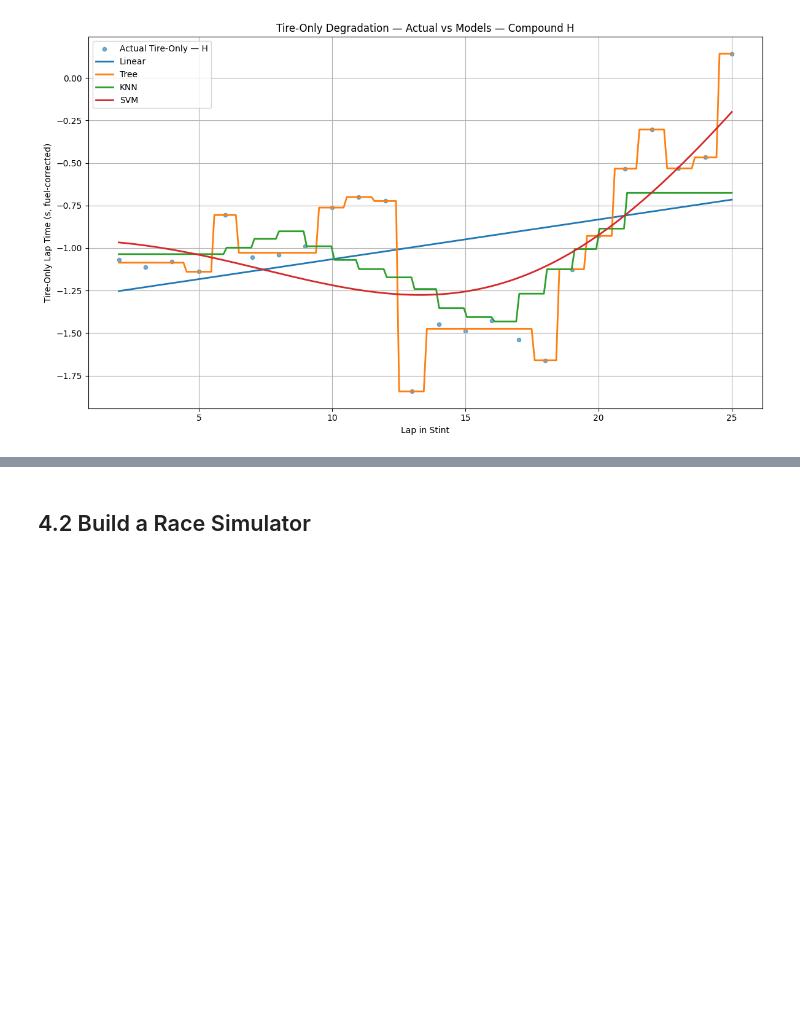
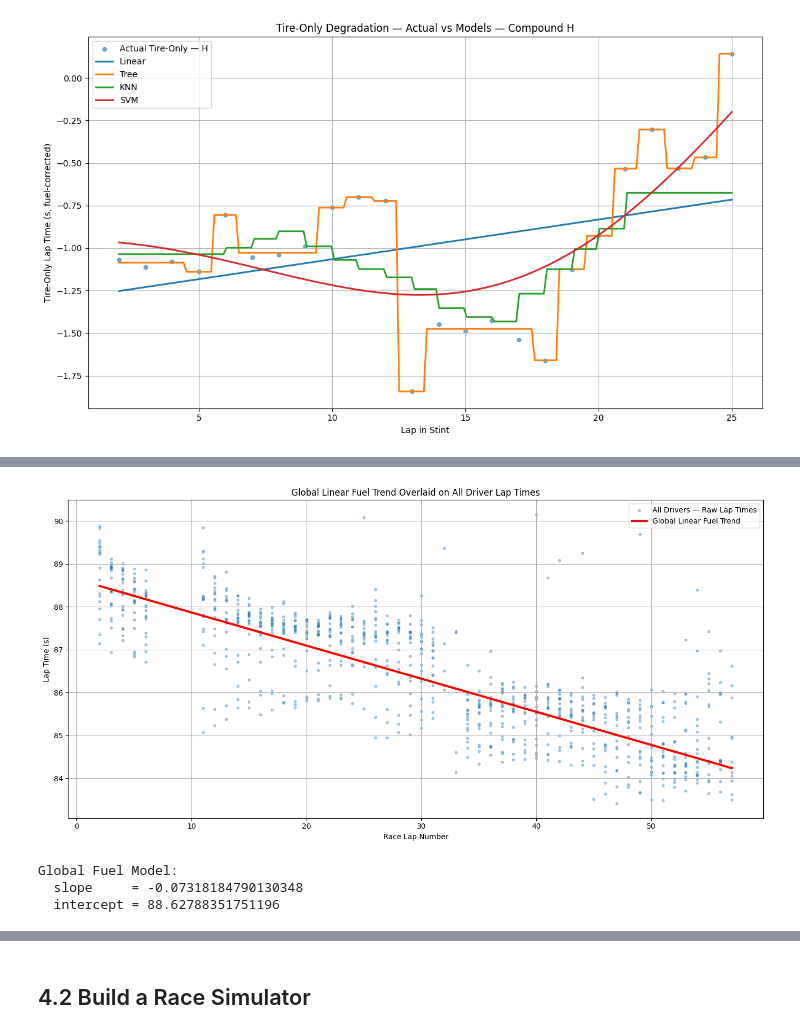
Before and after one commit to jeffreylgoode/f1-capstone-project, a Jupyter notebook: notebooks/f1.ipynb, the cells around one changed output, grey strips where cells are left out. Drawn from its saved outputs; the diff is of its cells as text; code cells hidden in the pictures; blank space fills up the shorter version.

```diff
--- a/notebooks/f1.ipynb
+++ b/notebooks/f1.ipynb
@@ -2243,0 +2391,32 @@ plot_tire_only_degradation(models_H, df_driver, "H")
+# %%
+plot_global_fuel_line(df_clean, global_slope, global_intercept)
+# %% [output]
+[figure, added]
+# %%
+# ============================================================
+# GLOBAL BLOCK 1 — Fit Global Linear Fuel Model
+# ============================================================
+
+from sklearn.linear_model import LinearRegression
+import numpy as np
+
+def fit_global_fuel_model(df_clean):
+    X = df_clean[["lap_number"]].values
+    y = df_clean["lap_time"].values
+
+    model = LinearRegression()
+    model.fit(X, y)
+
+    global_slope = model.coef_[0]
+    global_intercept = model.intercept_
+
+    print("Global Fuel Model:")
+    print("  slope     =", global_slope)
+    print("  intercept =", global_intercept)
+
+    return global_slope, global_intercept
+global_slope, global_intercept = fit_global_fuel_model(df_clean)
+# %% [output]
+Global Fuel Model:
+  slope     = -0.07318184790130348
+  intercept = 88.62788351751196
```
Also changed, not shown: parts of 7 cells of this notebook.
